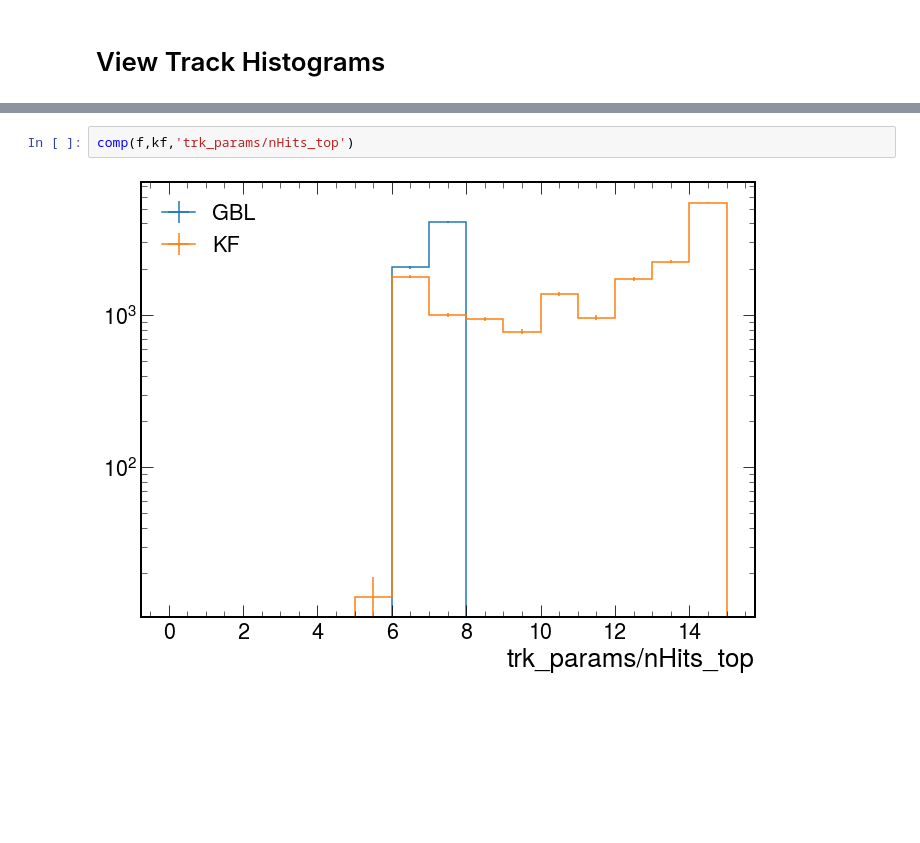
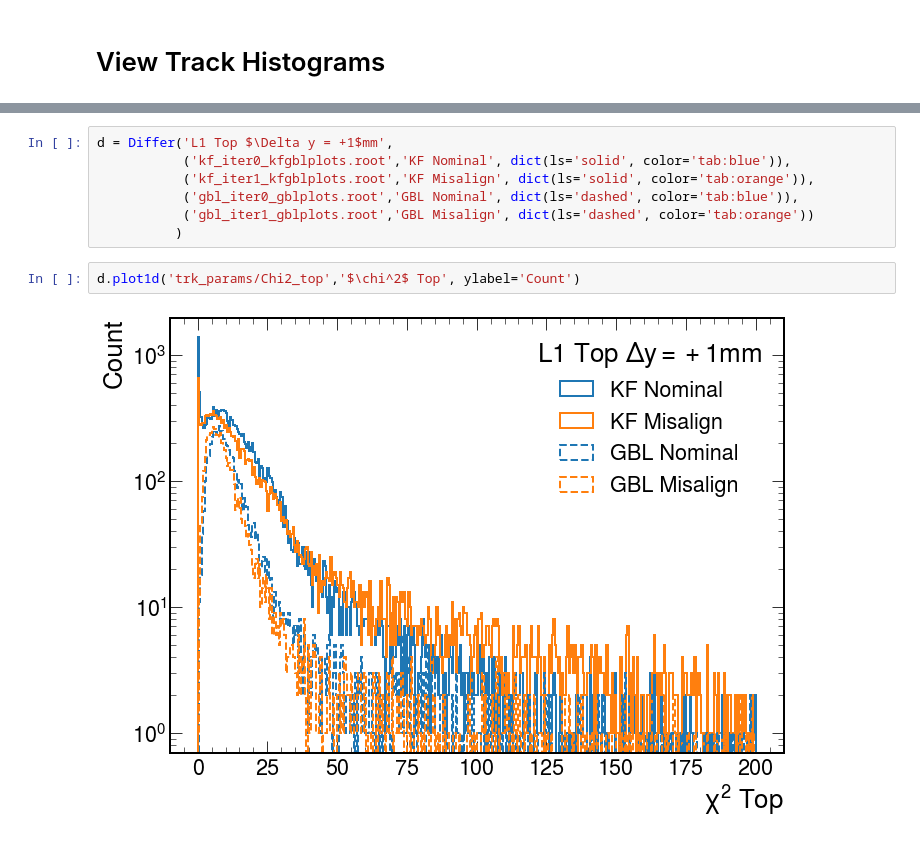
Before and after one commit to tomeichlersmith/hps, a Jupyter notebook: alignment/view.ipynb, the cells around one changed output, grey strips where cells are left out. Drawn from its saved outputs; the diff is of its cells as text; blank space fills up the shorter version.

Commit message:
run alignment and copy over differ
write a few bash scripts for easier running

```diff
--- a/alignment/view.ipynb
+++ b/alignment/view.ipynb
@@ -37,4 +10,11 @@ for h in ['uresidual_GBL_top'] :
-# %%
-comp(f,kf,'trk_params/nHits_top')
-# %% [output]
-[figure, removed]
+# %%
+d = Differ('L1 Top $\Delta y = +1$mm',
+           ('kf_iter0_kfgblplots.root','KF Nominal', dict(ls='solid', color='tab:blue')),
+           ('kf_iter1_kfgblplots.root','KF Misalign', dict(ls='solid', color='tab:orange')),
+           ('gbl_iter0_gblplots.root','GBL Nominal', dict(ls='dashed', color='tab:blue')),
+           ('gbl_iter1_gblplots.root','GBL Misalign', dict(ls='dashed', color='tab:orange'))
+          )
+# %%
+d.plot1d('trk_params/Chi2_top','$\chi^2$ Top', ylabel='Count')
+# %% [output]
+[figure, added]
```
Also changed, not shown: parts of 10 cells of this notebook, 4 other files.
